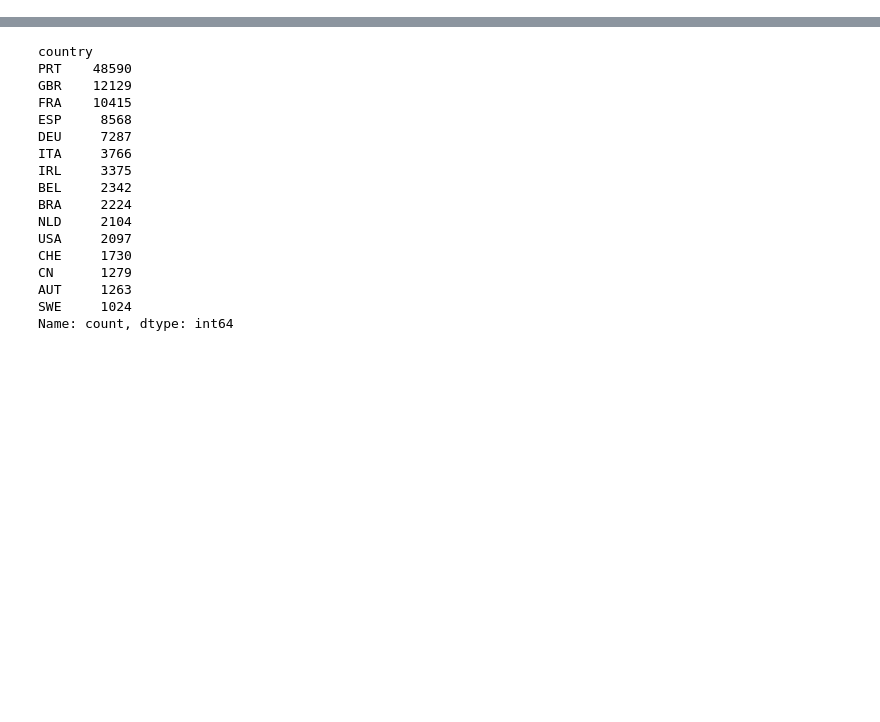
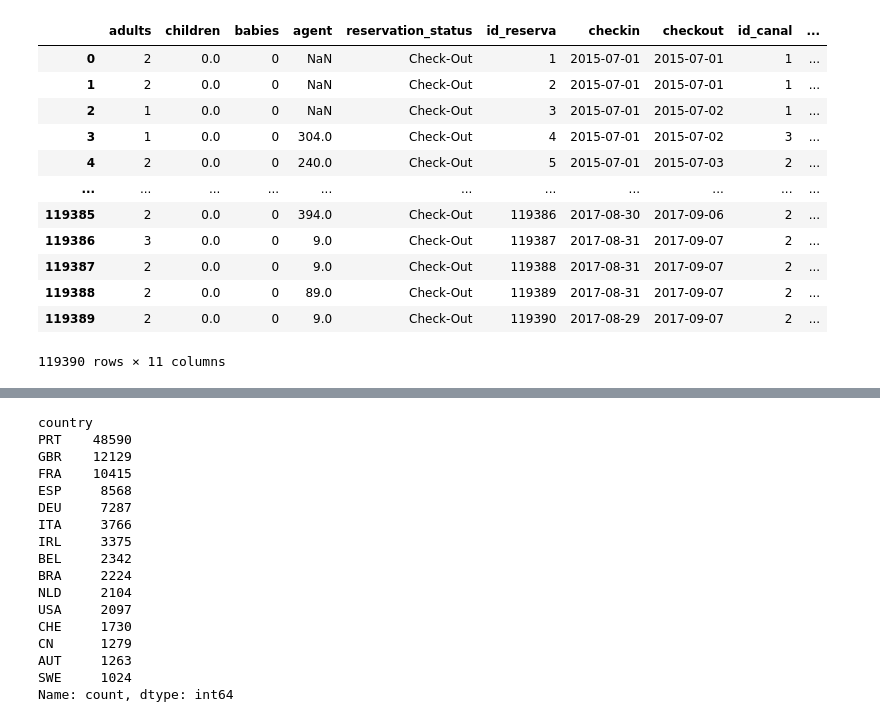
Before and after one commit to Marpp98/SQL_Resort_Relational_Database_EDA, a Jupyter notebook: comprobacion_datos.ipynb, the cells around one changed output, grey strips where cells are left out. Cells and saved outputs as stored; diff of their text form; code cells hidden in the pictures; blank space fills up the shorter version.

Commit message:
creacion datos reservas,comidas,parking

```diff
--- a/comprobacion_datos.ipynb
+++ b/comprobacion_datos.ipynb
@@ -19,0 +369,6 @@ df.sample(10)
+# %%
+df_reservas['estado_reserva']=df_reservas['reservation_status']
+df_reservas['adultos']=df_reservas['adults']
+df_reservas['ninos']=df_reservas['children']
+df_reservas['bebes']=df_reservas['babies']
+df_reservas['deposito']=df_reservas['agent']
@@ -19,0 +400,24 @@ df.sample(10)
+# %%
+df_reservas['ninos'] = df_reservas['ninos'].fillna(0).astype(int)
+# %%
+df_reservas['ninos'] = df_reservas['ninos'].astype(int)
+# %%
+df_reservas['deposito'] = df_reservas['deposito'].fillna(0).astype(float)
+# %%
+df_reservas[['adults', 'children',
+       'babies', 'agent',
+       'reservation_status', 'id_reserva', 'checkin','checkout','id_canal','id_cliente','id_habitacion']]
+# %% [output]
+|  | adults | children | babies | agent | reservation_status | id_reserva | checkin | checkout | id_canal | ... |
+| 0 | 2 | 0.0 | 0 | NaN | Check-Out | 1 | 2015-07-01 | 2015-07-01 | 1 | ... |
+| 1 | 2 | 0.0 | 0 | NaN | Check-Out | 2 | 2015-07-01 | 2015-07-01 | 1 | ... |
+| 2 | 1 | 0.0 | 0 | NaN | Check-Out | 3 | 2015-07-01 | 2015-07-02 | 1 | ... |
+| 3 | 1 | 0.0 | 0 | 304.0 | Check-Out | 4 | 2015-07-01 | 2015-07-02 | 3 | ... |
+| 4 | 2 | 0.0 | 0 | 240.0 | Check-Out | 5 | 2015-07-01 | 2015-07-03 | 2 | ... |
+| ... | ... | ... | ... | ... | ... | ... | ... | ... | ... | ... |
+| 119385 | 2 | 0.0 | 0 | 394.0 | Check-Out | 119386 | 2017-08-30 | 2017-09-06 | 2 | ... |
+| 119386 | 3 | 0.0 | 0 | 9.0 | Check-Out | 119387 | 2017-08-31 | 2017-09-07 | 2 | ... |
+| 119387 | 2 | 0.0 | 0 | 9.0 | Check-Out | 119388 | 2017-08-31 | 2017-09-07 | 2 | ... |
+| 119388 | 2 | 0.0 | 0 | 89.0 | Check-Out | 119389 | 2017-08-31 | 2017-09-07 | 2 | ... |
+| 119389 | 2 | 0.0 | 0 | 9.0 | Check-Out | 119390 | 2017-08-29 | 2017-09-07 | 2 | ... |
+119390 rows × 11 columns
```
Also changed, not shown: parts of 54 cells of this notebook, 4 other files.
